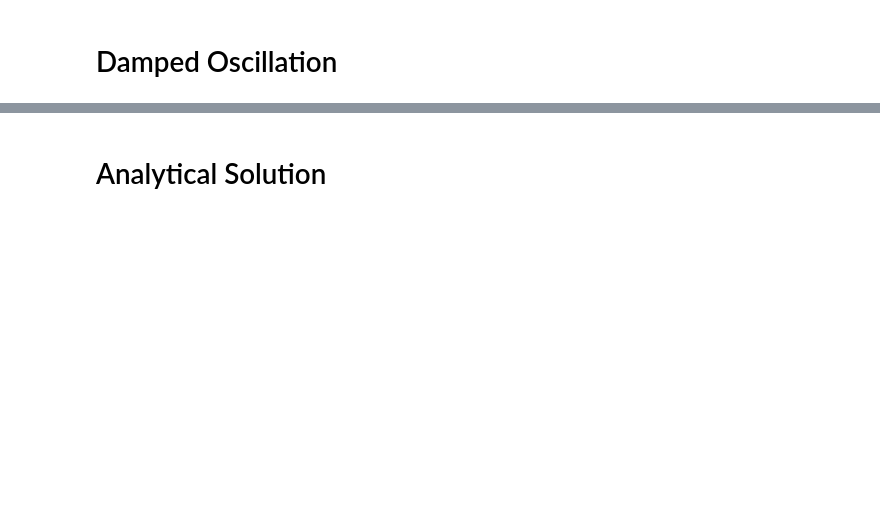
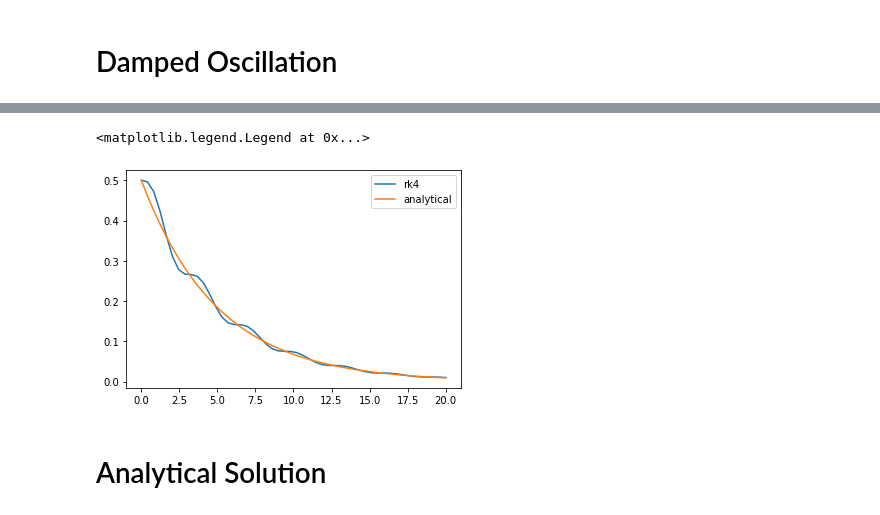
Before and after one commit to Jim137/ComputationalPhysicsLab, a Jupyter notebook: Lab1/2_damped_oscillation.ipynb, the cells around one changed output, grey strips where cells are left out. Drawn from its saved outputs; the diff is of its cells as text; code cells hidden in the pictures; blank space fills up the shorter version.

```diff
--- a/Lab1/2_damped_oscillation.ipynb
+++ b/Lab1/2_damped_oscillation.ipynb
@@ -35,3 +48,10 @@ def oscillator(t,y,K,M,L):
+# %%
+plt.plot(t_eval, sol[0]**2/2+sol[1]**2/2, label="rk4")
+plt.plot(t_eval, 1/2*np.exp(-0.2*t_eval), label="analytical")
+plt.legend()
+# %% [output]
+<matplotlib.legend.Legend at 0x...>
+[figure, added]
 # %% [markdown]
 # Analytical Solution
 # %%
```
Also changed, not shown: parts of 6 cells of this notebook, 1 other file.
